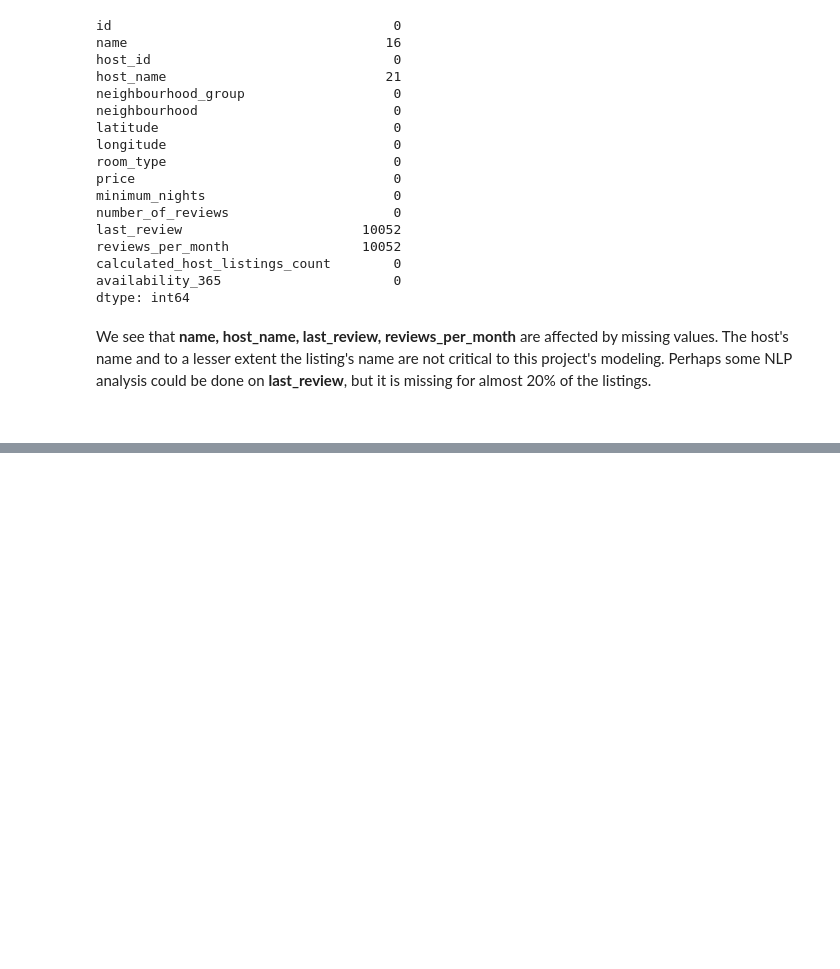
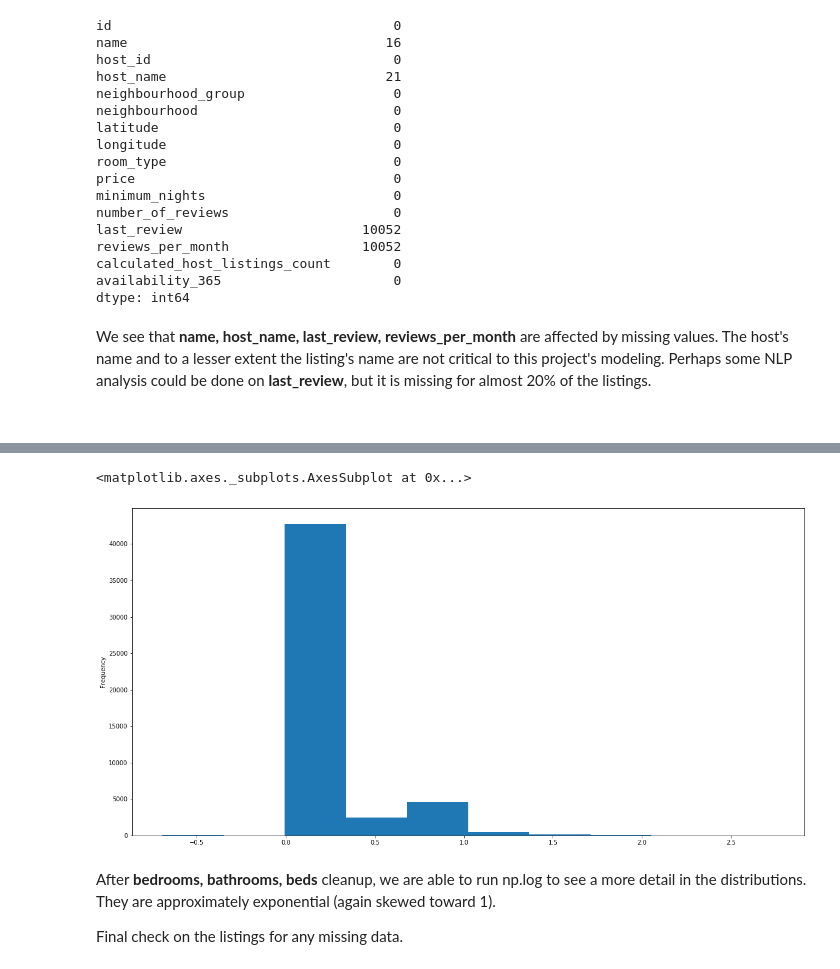
Before and after one commit to bruceplai/ml-capstone, a Jupyter notebook: airbnb.ipynb, the cells around one changed output, grey strips where cells are left out. Cells and saved outputs as stored; diff of their text form; code cells hidden in the pictures; blank space fills up the shorter version.

```diff
--- a/airbnb.ipynb
+++ b/airbnb.ipynb
@@ -116,0 +406,9 @@ dtype: int64
+# %%
+np.log(listings_clean.bathrooms).plot(kind='hist', figsize=(20, 10))
+# %% [output]
+<matplotlib.axes._subplots.AxesSubplot at 0x...>
+[figure, added]
+# %% [markdown]
+<p>After <b>bedrooms, bathrooms, beds</b> cleanup, we are able to run np.log to see a more detail in the distributions.  They are approximately exponential (again skewed toward 1).</p>
+
+<p>Final check on the listings for any missing data.</p>
```
Also changed, not shown: parts of 72 cells of this notebook, 2 other files.
